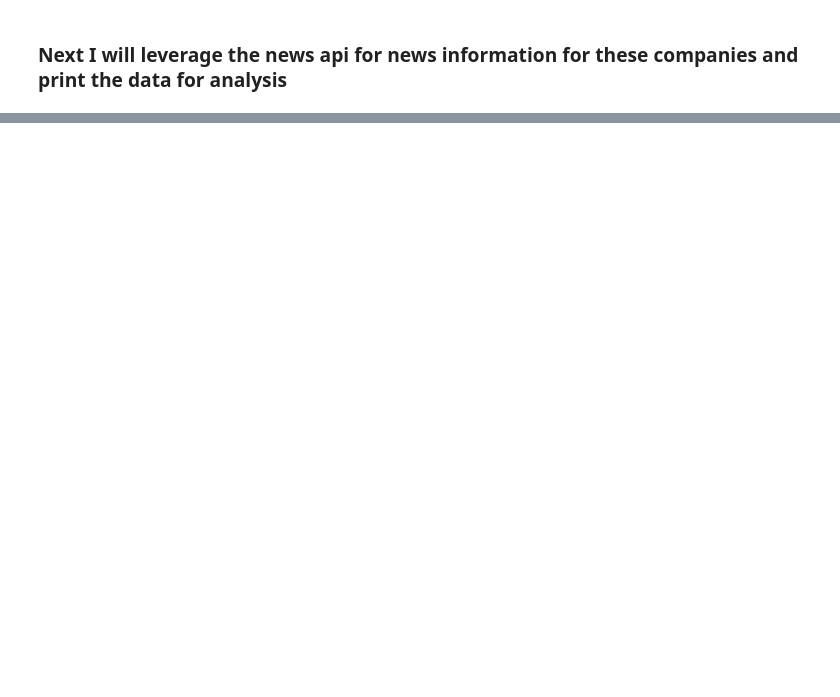
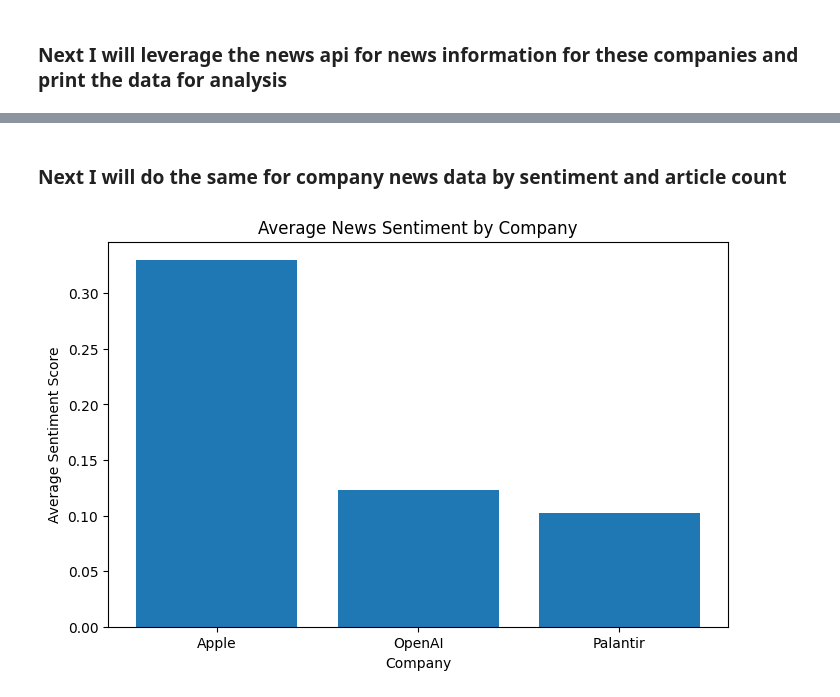
Before and after one commit to dwaynewebb86/IS362_Final_Project, a Jupyter notebook: final.ipynb, the cells around one changed output, grey strips where cells are left out. Drawn from its saved outputs; the diff is of its cells as text; code cells hidden in the pictures; blank space fills up the shorter version.

```diff
--- a/final.ipynb
+++ b/final.ipynb
@@ -96,0 +175,19 @@ News Data
+# %%
+analyzer = SentimentIntensityAnalyzer()
+
+def get_sentiment(text):
+    return analyzer.polarity_scores(str(text))["compound"]
+
+news_df["sentiment_score"] = news_df["combined_text"].apply(get_sentiment)
+
+def label_sentiment(score):
+    if score >= 0.05:
+        return "Positive"
+    elif score <= -0.05:
+        return "Negative"
+    else:
+        return "Neutral"
+
+news_df["sentiment_label"] = news_df["sentiment_score"].apply(label_sentiment)
+
+news_df.head()
@@ -96,0 +262,7 @@ News Data
+# %%
+sentiment_summary = news_df.groupby("company").agg(
+    article_count=("title", "count"),
+    average_sentiment=("sentiment_score", "mean")
+).reset_index()
+
+sentiment_summary
@@ -96,0 +304,11 @@ News Data
+# %% [markdown]
+### Next I will do the same for company news data by sentiment and article count
+# %%
+plt.figure(figsize=(8, 5))
+plt.bar(sentiment_summary["company"], sentiment_summary["average_sentiment"])
+plt.title("Average News Sentiment by Company")
+plt.xlabel("Company")
+plt.ylabel("Average Sentiment Score")
+plt.show()
+# %% [output]
+[figure, added]
```
Also changed, not shown: parts of 21 cells of this notebook, 1 other file.
